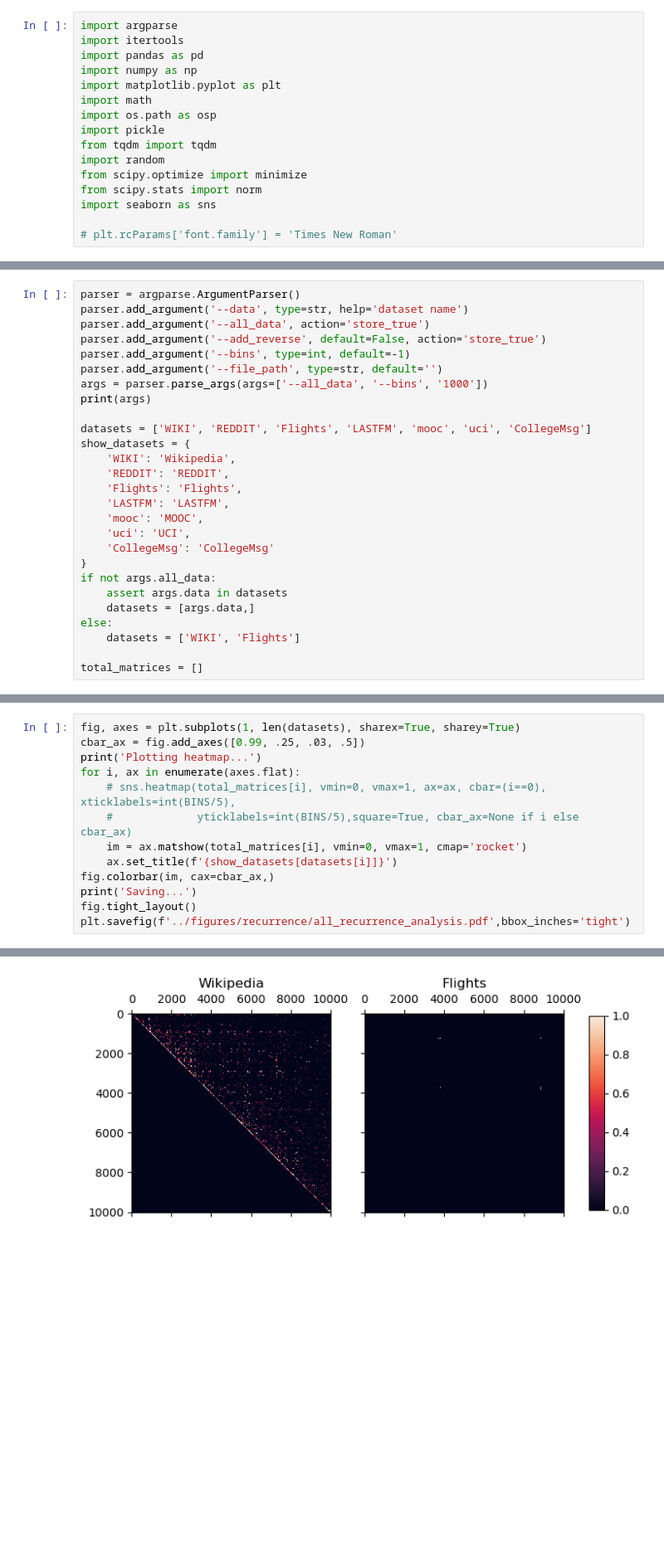
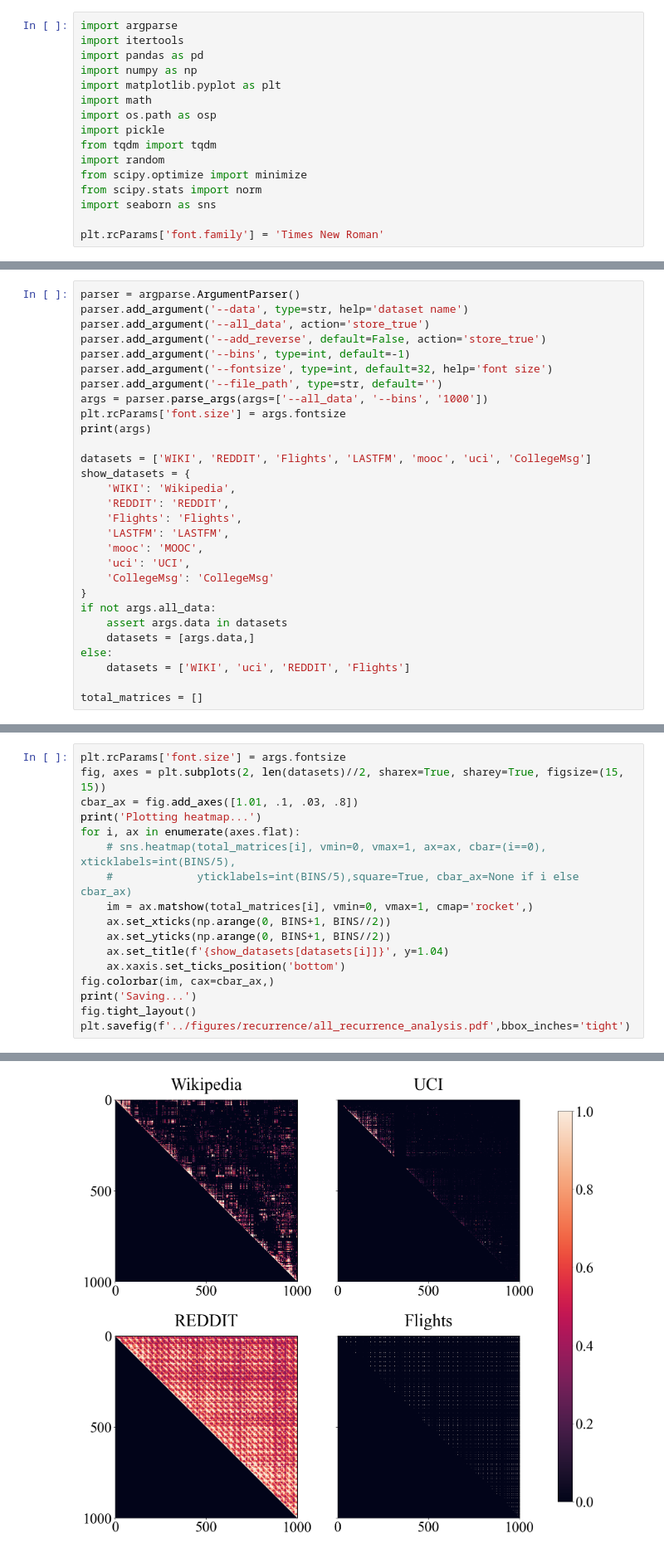
Before and after one commit to Yang-yuxin/BenchTGNN, a Jupyter notebook: src/analyze_graph_recurrence_analysis.ipynb, the cells around one changed output, grey strips where cells are left out. Shown at 83% size. Cells and saved outputs as stored; diff of their text form; blank space fills up the shorter version.

```diff
--- a/src/analyze_graph_recurrence_analysis.ipynb
+++ b/src/analyze_graph_recurrence_analysis.ipynb
@@ -13,7 +13,7 @@ from scipy.optimize import minimize
 from scipy.stats import norm
 import seaborn as sns
 
-# plt.rcParams['font.family'] = 'Times New Roman'
+plt.rcParams['font.family'] = 'Times New Roman'
 # %%
 def get_recurrence_quantification(src, istime=False, min_ts=None, step=None, recur_matrix=None, color_dict=None):
     neighs, ts, eid  = ext_full_indices[src], ext_full_ts[src], ext_full_eid[src]
@@ -49,8 +49,10 @@ parser.add_argument('--data', type=str, help='dataset name')
 parser.add_argument('--all_data', action='store_true')
 parser.add_argument('--add_reverse', default=False, action='store_true')
 parser.add_argument('--bins', type=int, default=-1)
+parser.add_argument('--fontsize', type=int, default=32, help='font size')
 parser.add_argument('--file_path', type=str, default='')
 args = parser.parse_args(args=['--all_data', '--bins', '1000'])
+plt.rcParams['font.size'] = args.fontsize
 print(args)
 
 datasets = ['WIKI', 'REDDIT', 'Flights', 'LASTFM', 'mooc', 'uci', 'CollegeMsg']
@@ -67,7 +69,7 @@ if not args.all_data:
     assert args.data in datasets
     datasets = [args.data,]
 else:
-    datasets = ['WIKI', 'Flights']
+    datasets = ['WIKI', 'uci', 'REDDIT', 'Flights']
 
 total_matrices = []
 # %% [output]
@@ -158,19 +166,23 @@ num_nodes:  13170
 loading...
 12557.0 2767.0 4694.774285327191 3419.0 6586.0
 # %%
-fig, axes = plt.subplots(1, len(datasets), sharex=True, sharey=True)
-cbar_ax = fig.add_axes([0.99, .25, .03, .5])
+plt.rcParams['font.size'] = args.fontsize
+fig, axes = plt.subplots(2, len(datasets)//2, sharex=True, sharey=True, figsize=(15, 15))
+cbar_ax = fig.add_axes([1.01, .1, .03, .8])
 print('Plotting heatmap...')
 for i, ax in enumerate(axes.flat):
     # sns.heatmap(total_matrices[i], vmin=0, vmax=1, ax=ax, cbar=(i==0), xticklabels=int(BINS/5),
     #             yticklabels=int(BINS/5),square=True, cbar_ax=None if i else cbar_ax)
-    im = ax.matshow(total_matrices[i], vmin=0, vmax=1, cmap='rocket')
-    ax.set_title(f'{show_datasets[datasets[i]]}')
+    im = ax.matshow(total_matrices[i], vmin=0, vmax=1, cmap='rocket',)
+    ax.set_xticks(np.arange(0, BINS+1, BINS//2))
+    ax.set_yticks(np.arange(0, BINS+1, BINS//2))
+    ax.set_title(f'{show_datasets[datasets[i]]}', y=1.04)
+    ax.xaxis.set_ticks_position('bottom')
 fig.colorbar(im, cax=cbar_ax,)
 print('Saving...')
 fig.tight_layout()
 plt.savefig(f'../figures/recurrence/all_recurrence_analysis.pdf',bbox_inches='tight')
 # %% [output]
 Plotting heatmap...
 Saving...
-[figure, old version]
+[figure, new version]
```
Also changed, not shown: parts of 2 cells of this notebook, 2 other files.
